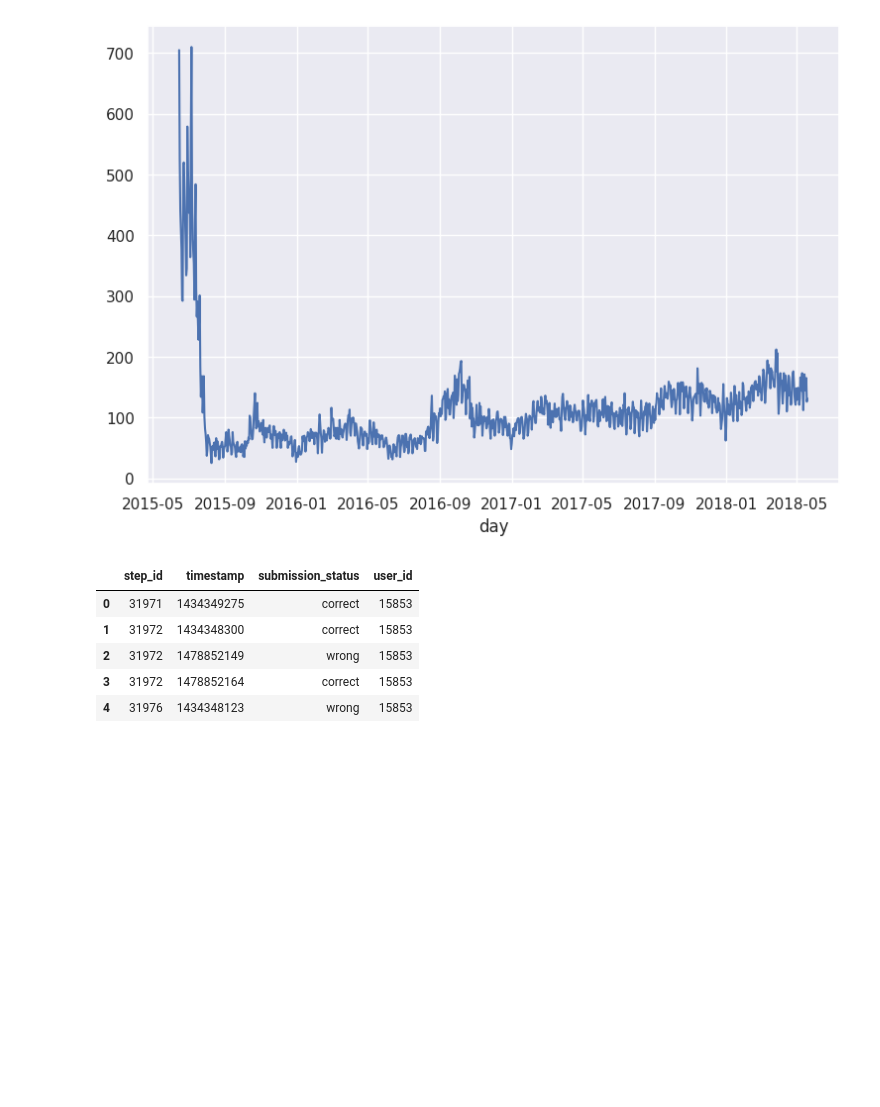
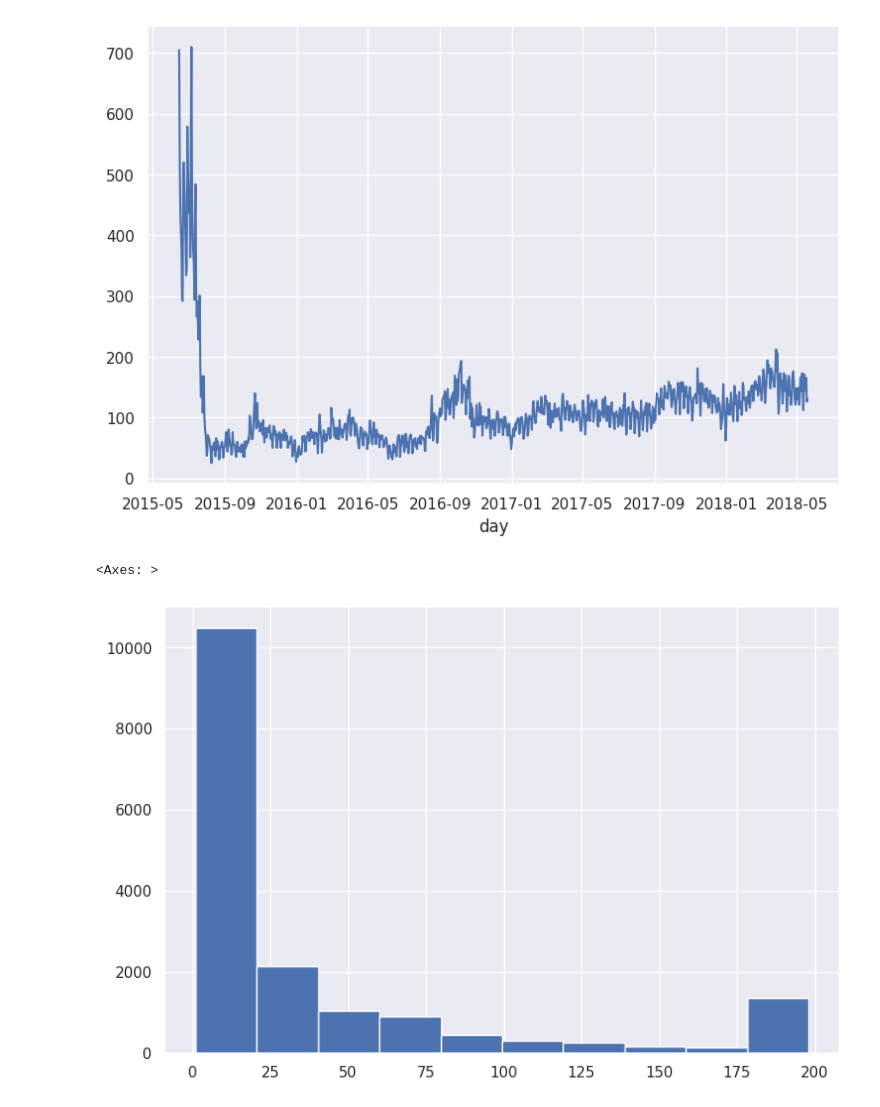
Before and after one commit to svatovay/IntroToDS-ML, a Jupyter notebook: lesson_1.10.ipynb, the cells around one changed output. Drawn from its saved outputs; the diff is of its cells as text; code cells hidden in the pictures; blank space fills up the shorter version.

```diff
--- a/lesson_1.10.ipynb
+++ b/lesson_1.10.ipynb
@@ -37,13 +37,12 @@ event_data.groupby('day').user_id.nunique().plot()
 # %% [output]
 <Axes: xlabel='day'>
 [figure]
-# %%
-submissions_data = pd.read_csv('submissions_data_train.csv')
-submissions_data.head()
-# %% [output]
-|  | step_id | timestamp | submission_status | user_id |
-| 0 | 31971 | 1434349275 | correct | 15853 |
-| 1 | 31972 | 1434348300 | correct | 15853 |
-| 2 | 31972 | 1478852149 | wrong | 15853 |
-| 3 | 31972 | 1478852164 | correct | 15853 |
-| 4 | 31976 | 1434348123 | wrong | 15853 |
+# %%
+# приводит к потере данных о тех, кто не прошёл ни одного курса
+event_data[event_data.action == 'passed'] \
+    .groupby('user_id', as_index=False) \
+    .agg({'step_id': 'count'}) \
+    .rename(columns={'step_id': 'passed_steps'}).passed_steps.hist()
+# %% [output]
+<Axes: >
+[figure, added]
```
Also changed, not shown: parts of 1 cell of this notebook, 1 other file.
